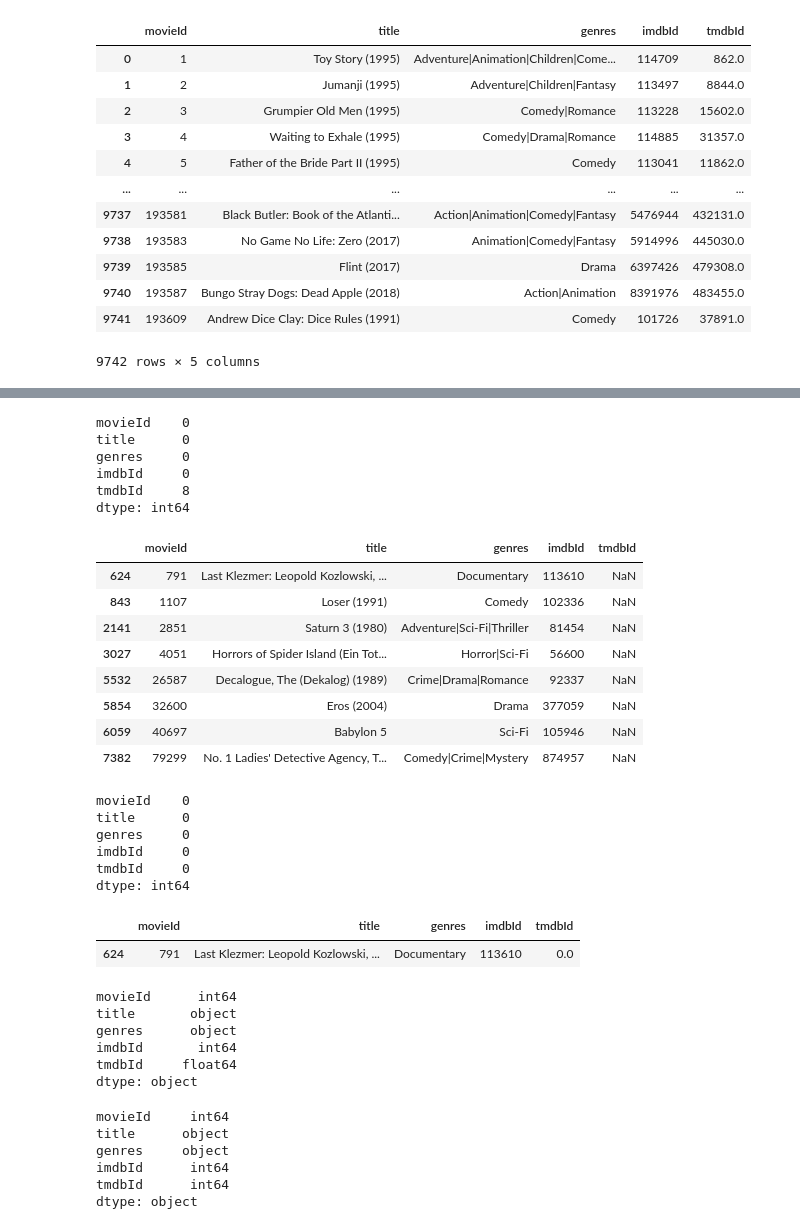
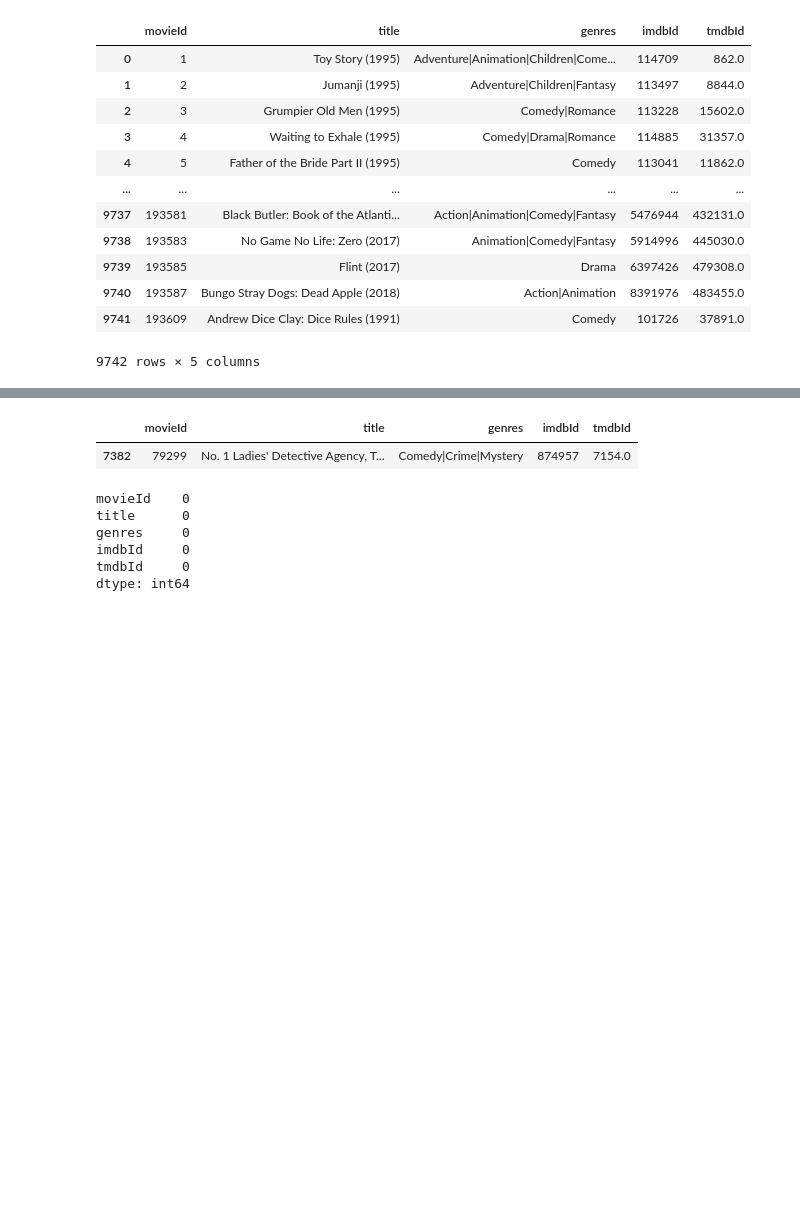
Before and after one commit to ekarbeyaz/movie-rankings-data-manipulation, a Jupyter notebook: Script - Movies.ipynb, the cells around one changed output, grey strips where cells are left out. Cells and saved outputs as stored; diff of their text form; code cells hidden in the pictures; blank space fills up the shorter version.

```diff
--- a/Script - Movies.ipynb
+++ b/Script - Movies.ipynb
@@ -187,3 +216,11 @@ tmdbId is an identifier for movies used by <https://www.themoviedb.org>. E.g., t
+# %%
+missing_tmbdIds = {624: 706007, 843:0, 2141:19761, 3027:31392, 5532:42699, 5854:39850, 6059:3137, 7382:7154}
+movies_merged["tmdbId"].fillna(missing_tmbdIds, inplace=True)
+# Check the value.
+movies_merged[movies_merged["movieId"] == 79299]
+# %% [output]
+|  | movieId | title | genres | imdbId | tmdbId |
+| 7382 | 79299 | No. 1 Ladies' Detective Agency, T... | Comedy|Crime|Mystery | 874957 | 7154.0 |
 # %%
 movies_merged.isnull().sum()
 # %% [output]
@@ -191,54 +228,8 @@ movieId    0
 title      0
 genres     0
 imdbId     0
-tmdbId     8
+tmdbId     0
 dtype: int64
-# %%
-movies_merged[movies_merged["tmdbId"].isnull()]
-# %% [output]
-|  | movieId | title | genres | imdbId | tmdbId |
-| 624 | 791 | Last Klezmer: Leopold Kozlowski, ... | Documentary | 113610 | NaN |
-| 843 | 1107 | Loser (1991) | Comedy | 102336 | NaN |
-| 2141 | 2851 | Saturn 3 (1980) | Adventure|Sci-Fi|Thriller | 81454 | NaN |
-| 3027 | 4051 | Horrors of Spider Island (Ein Tot... | Horror|Sci-Fi | 56600 | NaN |
-| 5532 | 26587 | Decalogue, The (Dekalog) (1989) | Crime|Drama|Romance | 92337 | NaN |
-| 5854 | 32600 | Eros (2004) | Drama | 377059 | NaN |
-| 6059 | 40697 | Babylon 5 | Sci-Fi | 105946 | NaN |
-| 7382 | 79299 | No. 1 Ladies' Detective Agency, T... | Comedy|Crime|Mystery | 874957 | NaN |
-# %%
-movies_merged["tmdbId"].fillna(0, inplace=True)
-movies_merged.isnull().sum()
-# %% [output]
-movieId    0
-title      0
-genres     0
-imdbId     0
-tmdbId     0
-dtype: int64
-# %%
-movies_merged[movies_merged["movieId"] == 791]
-# %% [output]
-|  | movieId | title | genres | imdbId | tmdbId |
-| 624 | 791 | Last Klezmer: Leopold Kozlowski, ... | Documentary | 113610 | 0.0 |
-# %%
-movies_merged.dtypes
-# %% [output]
-movieId      int64
-title       object
-genres      object
-imdbId       int64
-tmdbId     float64
-dtype: object
-# %%
-movies_merged["tmdbId"] = movies_merged["tmdbId"].astype("int64")
-movies_merged.dtypes
-# %% [output]
-movieId     int64
-title      object
-genres     object
-imdbId      int64
-tmdbId      int64
-dtype: object
 # %%
 movies_merged
 # %% [output]
```
Also changed, not shown: parts of 11 cells of this notebook.
